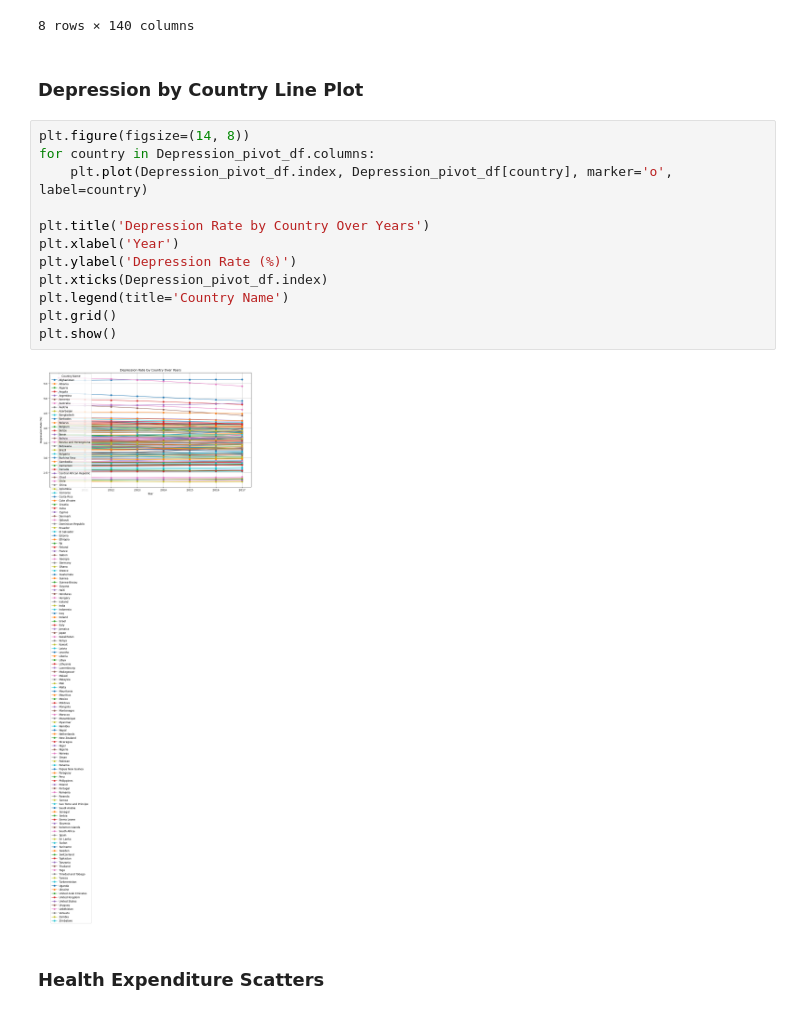
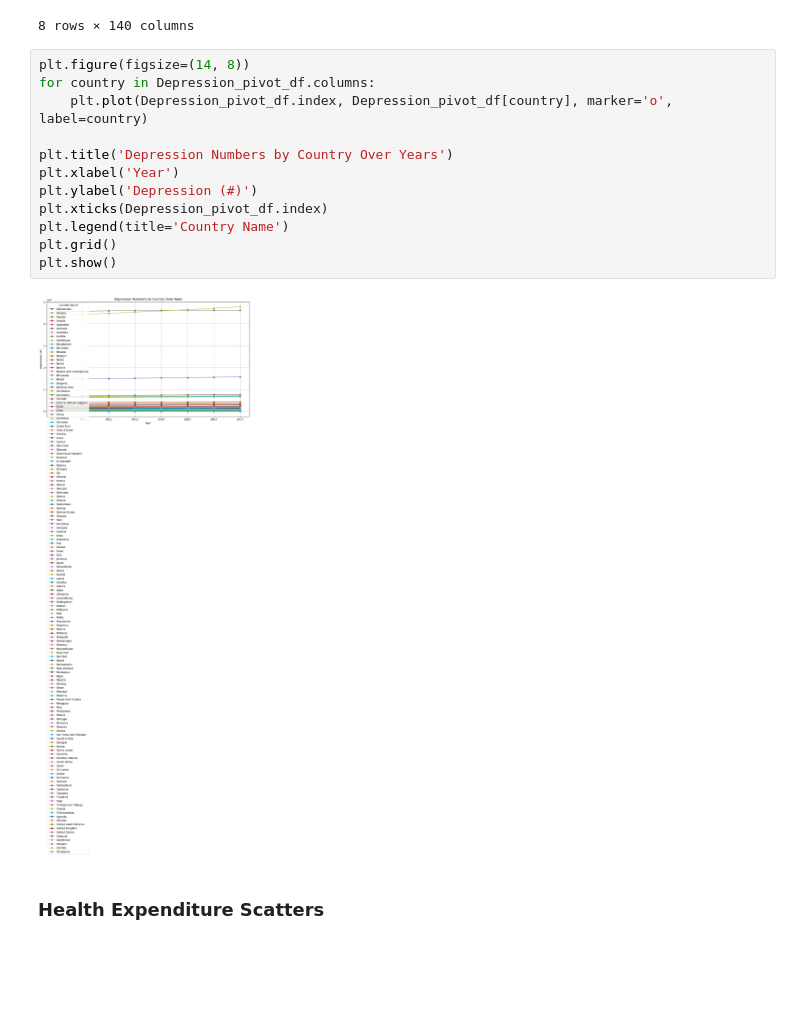
Before and after one commit to AaronCMC/Project_1, a Jupyter notebook: AaronCMC/ACMC Test.ipynb, the cells around one changed output. Saved outputs shown, nothing was run; the diff lists cells and outputs as text; blank space fills up the shorter version.

```diff
--- a/AaronCMC/ACMC Test.ipynb
+++ b/AaronCMC/ACMC Test.ipynb
@@ -594,22 +594,20 @@ Depression_pivot_df
 | 2016 | 1.432448e+06 | 63461.369892 | 1.471505e+06 | 1.212208e+06 | 1.595979e+06 | 78733.514830 | 1.127252e+06 | 285043.491201 | 251844.346392 | ... |
 | 2017 | 1.474335e+06 | 63457.826672 | 1.506048e+06 | 1.256825e+06 | 1.614457e+06 | 78558.586131 | 1.137132e+06 | 286885.987990 | 255445.407677 | ... |
 8 rows × 140 columns
-# %% [markdown]
-### Depression by Country Line Plot
 # %%
 plt.figure(figsize=(14, 8))
 for country in Depression_pivot_df.columns:
     plt.plot(Depression_pivot_df.index, Depression_pivot_df[country], marker='o', label=country)
 
-plt.title('Depression Rate by Country Over Years')
+plt.title('Depression Numbers by Country Over Years')
 plt.xlabel('Year')
-plt.ylabel('Depression Rate (%)')
+plt.ylabel('Depression (#)')
 plt.xticks(Depression_pivot_df.index)
 plt.legend(title='Country Name')
 plt.grid()
 plt.show()
 # %% [output]
-[figure, old version]
+[figure, new version]
 # %% [markdown]
 ### Health Expenditure Scatters
 # %%
```
Also changed, not shown: parts of 2 cells of this notebook, 45 other files.
